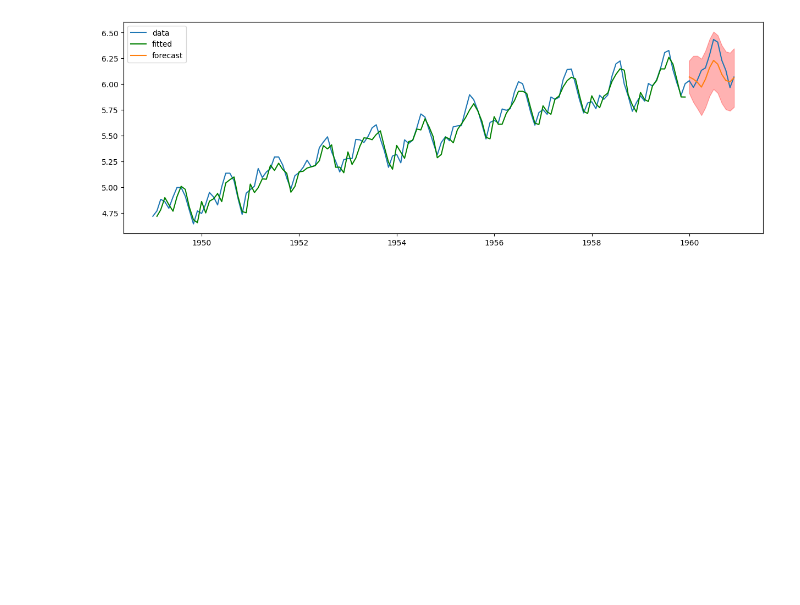
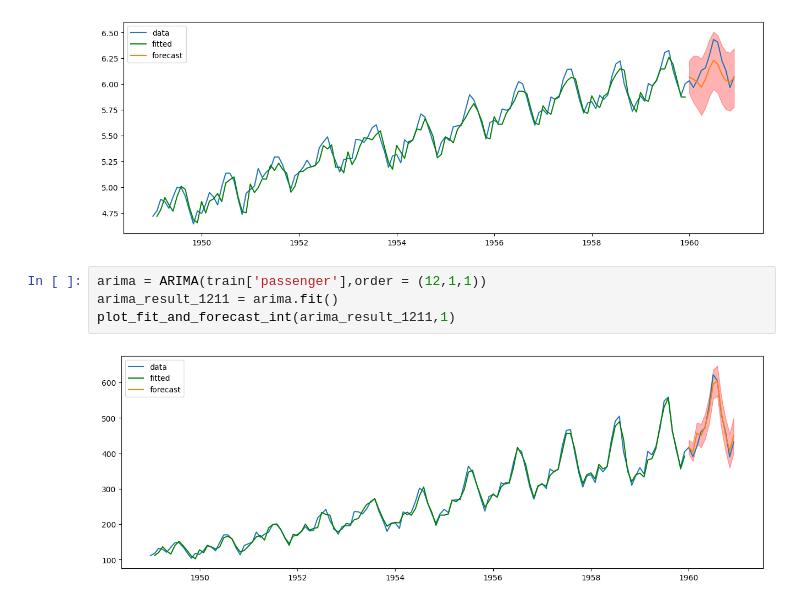
Before and after one commit to yeesem/Time-Series-Data-Analysis, a Jupyter notebook: ARIMA_2.ipynb, the cells around one changed output. Drawn from its saved outputs; the diff is of its cells as text; blank space fills up the shorter version.

```diff
--- a/ARIMA_2.ipynb
+++ b/ARIMA_2.ipynb
@@ -191,3 +212,9 @@ arima_result_log811 = arima.fit()
 plot_fit_and_forecast_int(arima_result_log811,1,'LogPassenger')
 # %% [output]
 [figure]
+# %%
+arima = ARIMA(train['passenger'],order = (12,1,1))
+arima_result_1211 = arima.fit()
+plot_fit_and_forecast_int(arima_result_1211,1)
+# %% [output]
+[figure, added]
```
Also changed, not shown: parts of 5 cells of this notebook.
